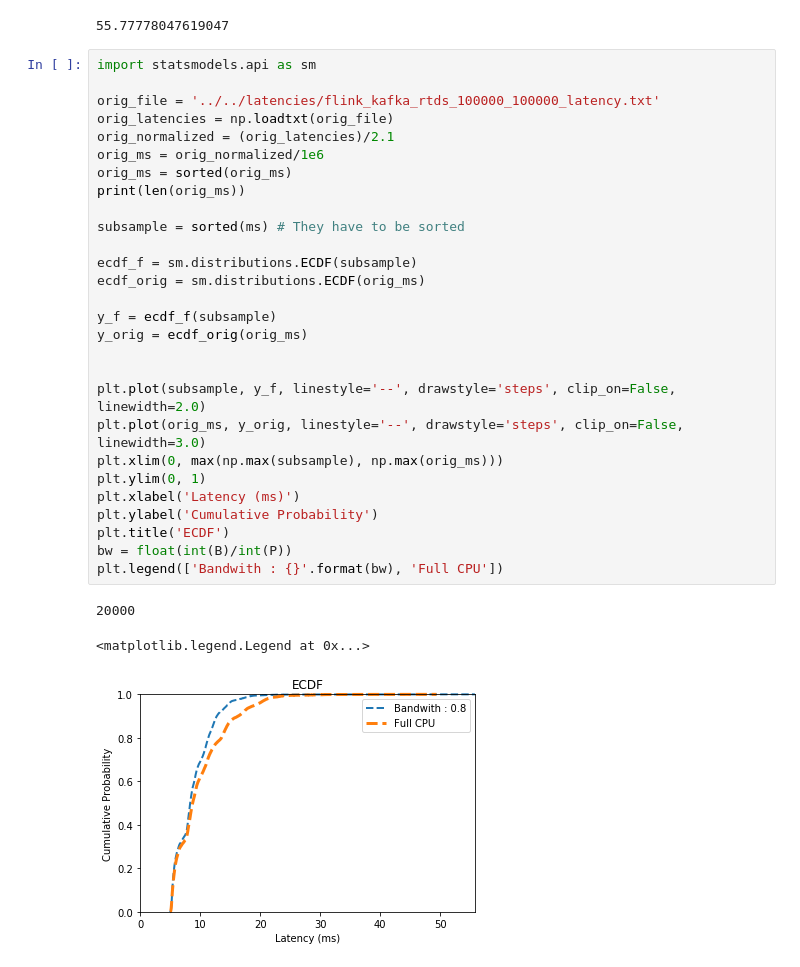
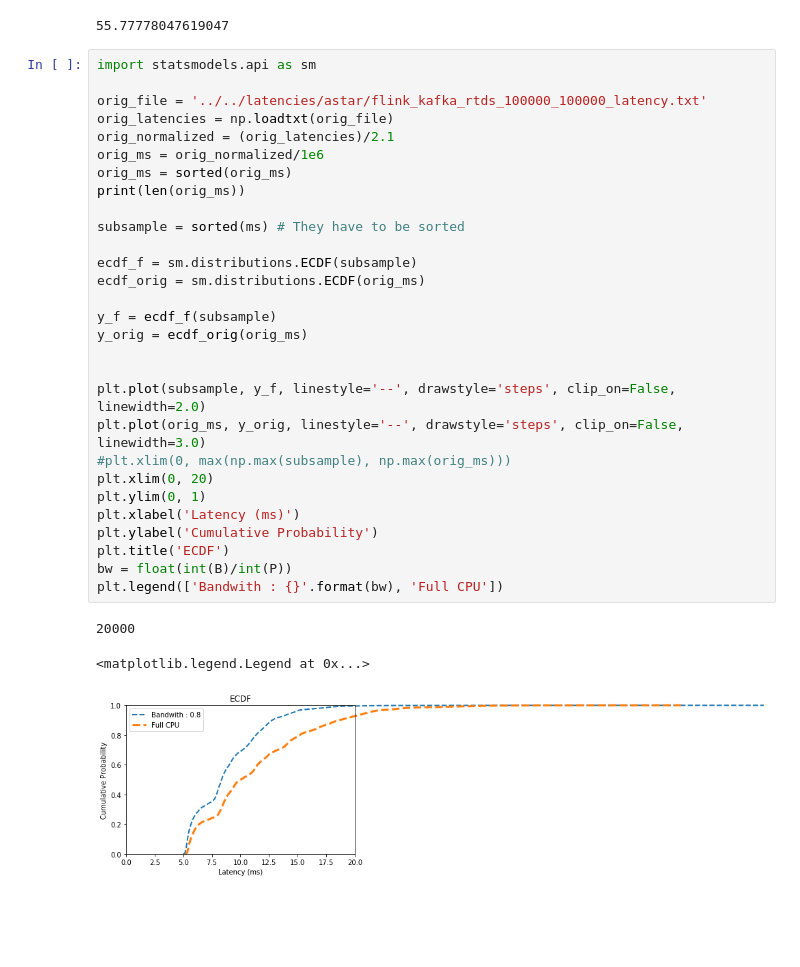
Before and after one commit to BenjaminBush/research, a Jupyter notebook: results/notebooks/astar/flink_kafka_rtds_80000_100000_analysis.ipynb, the cells around one changed output. Drawn from its saved outputs; the diff is of its cells as text; blank space fills up the shorter version.

```diff
--- a/results/notebooks/astar/flink_kafka_rtds_80000_100000_analysis.ipynb
+++ b/results/notebooks/astar/flink_kafka_rtds_80000_100000_analysis.ipynb
@@ -43,32 +43,33 @@ print(np.max(ms))
 # %%
 import statsmodels.api as sm
 
-orig_file = '../../latencies/flink_kafka_rtds_100000_100000_latency.txt'
+orig_file = '../../latencies/astar/flink_kafka_rtds_100000_100000_latency.txt'
 orig_latencies = np.loadtxt(orig_file)
 orig_normalized = (orig_latencies)/2.1
 orig_ms = orig_normalized/1e6
 orig_ms = sorted(orig_ms)
 print(len(orig_ms))
 
 subsample = sorted(ms) # They have to be sorted
 
 ecdf_f = sm.distributions.ECDF(subsample)
 ecdf_orig = sm.distributions.ECDF(orig_ms)
 
 y_f = ecdf_f(subsample)
 y_orig = ecdf_orig(orig_ms)
 
 
 plt.plot(subsample, y_f, linestyle='--', drawstyle='steps', clip_on=False, linewidth=2.0)
 plt.plot(orig_ms, y_orig, linestyle='--', drawstyle='steps', clip_on=False, linewidth=3.0)
-plt.xlim(0, max(np.max(subsample), np.max(orig_ms)))
+#plt.xlim(0, max(np.max(subsample), np.max(orig_ms)))
+plt.xlim(0, 20)
 plt.ylim(0, 1)
 plt.xlabel('Latency (ms)')
 plt.ylabel('Cumulative Probability')
 plt.title('ECDF')
 bw = float(int(B)/int(P))
 plt.legend(['Bandwith : {}'.format(bw), 'Full CPU'])
 # %% [output]
 20000
 <matplotlib.legend.Legend at 0x...>
-[figure, old version]
+[figure, new version]
```
Also changed, not shown: 5 other files.
